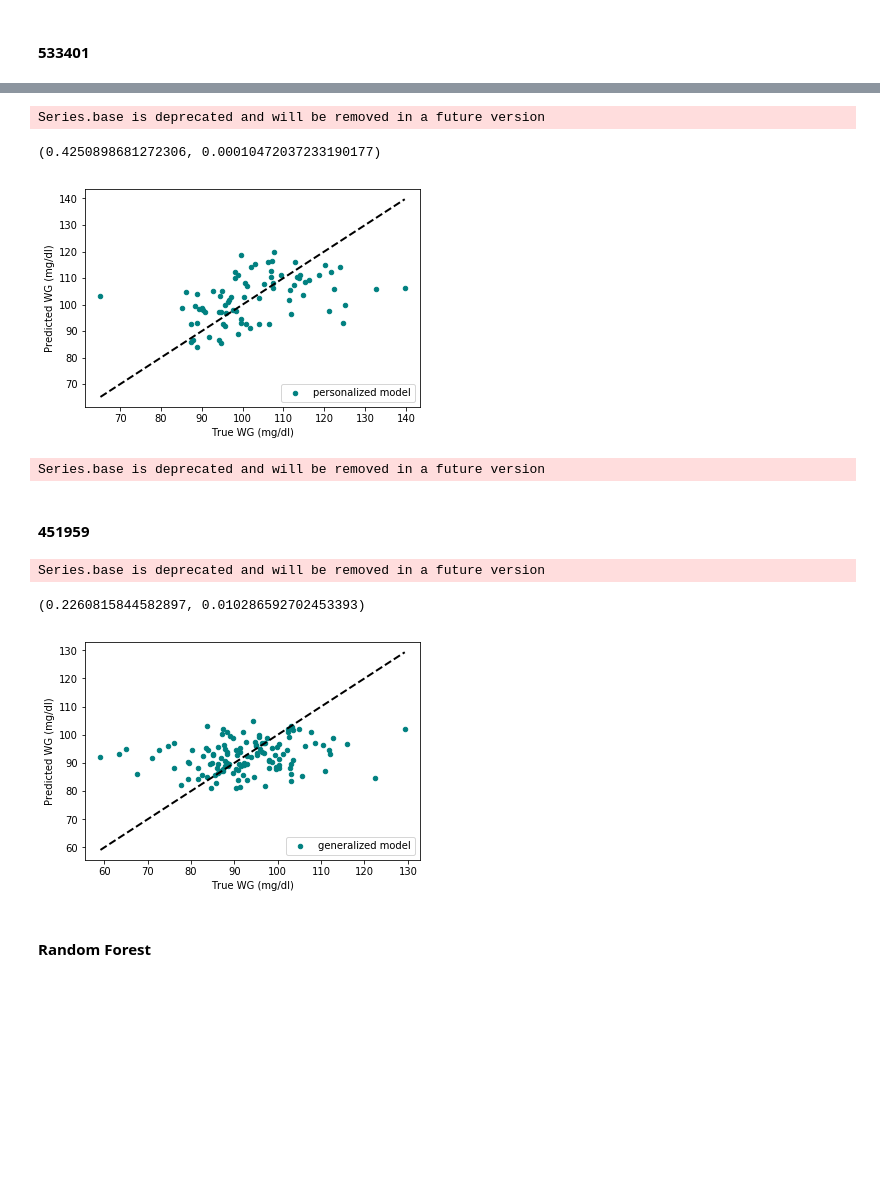
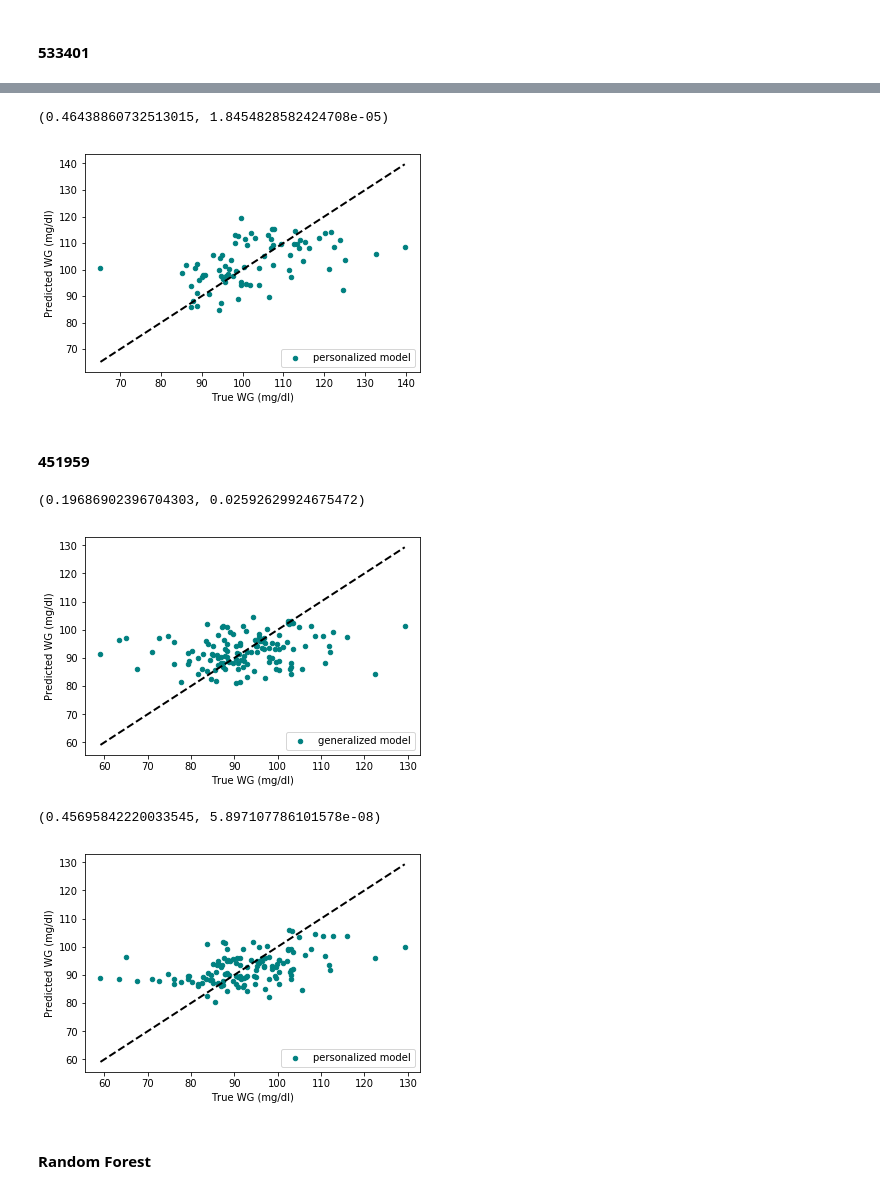
Before and after one commit to ElviraMingazova/MA_Thesis, a Jupyter notebook: Predictions from the diet and personal features.ipynb, the cells around one changed output, grey strips where cells are left out. Cells and saved outputs as stored; diff of their text form; code cells hidden in the pictures; blank space fills up the shorter version.

Commit message:
restored work on personalized predictions, new figures added

```diff
--- a/Predictions from the diet and personal features.ipynb
+++ b/Predictions from the diet and personal features.ipynb
@@ -1522,13 +1459,0 @@ Index(['trunk_fat', 'height', 'sitting_blood_pressure_pulse_rate', 'hips',
-# %%
-X,y = X_y_data.iloc[:,0:-1], X_y_data.iloc[:,-1]
-X_train, X_test, y_train, y_test=train_test_split(X, y, test_size=0.2, random_state=33)
-xgbr = xgb.XGBRegressor(objective ='reg:squarederror', learning_rate = 0.1,
-            max_depth = 6, n_estimators = 100, min_child_weight=4,
-            colsample_bytree=0.9, alpha=0, reg_lambda=20)
-# Perform K-Fold CV
-
-xgbr.fit(X_train, y_train)
-
-kfold = KFold(n_splits=10, shuffle=True, random_state=181)
-kf_cv_scores = cross_val_score(xgbr, X_train, y_train, cv=kfold )
-print('K-fold CV average score: %.2f' % ( kf_cv_scores.mean()))
@@ -2285,24 +2191,28 @@ Setting feature_perturbation = "tree_path_dependent" because no background data
 # %%
 X_533401, xgbr_533401 = predict_pers(rc_533401[['food_weight_total', 'carbohydrate_g_total', 'std',
                     'caloric%fat_total', 'iAUC_ld', 'weight_b', 'wakeup_glucose']],
-            max_depth=7, n_estimators=60, min_child_weight=7,colsample_bytree=0.9, savefig=False, location='533401_prediction_personalized')
+            max_depth=2, n_estimators=60, min_child_weight=7,colsample_bytree=0.9, savefig=False, location='533401_prediction_personalized')
 # %% [output]
-Series.base is deprecated and will be removed in a future version
+(0.46438860732513015, 1.8454828582424708e-05)
-(0.4250898681272306, 0.00010472037233190177)
-[figure, old version]
+[figure, new version]
-Series.base is deprecated and will be removed in a future version
 # %% [markdown]
 #### 451959
 # %%
-predict_general(rc_451959_allf, xgbr)
+predict_general(rc_451959_allf, xgbr, savefig=False, location='figures/451959_prediction_generalized')
 # %% [output]
-Series.base is deprecated and will be removed in a future version
+(0.19686902396704303, 0.02592629924675472)
-(0.2260815844582897, 0.010286592702453393)
-[figure, old version]
+[figure, new version]
 # %%
-X_5451959, xgbr_451959 = predict_pers(rc_451959[['food_weight_total', 'carbohydrate_g_total', 'std',
-                    'caloric%fat_total', 'iAUC_ld', 'weight_b', 'wakeup_glucose']],
-            max_depth=7, n_estimators=60, min_child_weight=7,colsample_bytree=0.9, savefig=False, location='533401_prediction_personalized')
+X_451959, xgbr_451959 = predict_pers(rc_451959[['carbohydrate_g_total',
+ 'food_weight_total',
+ 'carbs/lipids_total',
+ 'caloric%carbs_total',
+ 'caloric%fat_total',
+ 'wakeup_glucose']],
+            max_depth=2, n_estimators=60, min_child_weight=7,colsample_bytree=0.9, savefig=False, location='451959_prediction_personalized')
+# %% [output]
+(0.45695842220033545, 5.897107786101578e-08)
+[figure, added]
 # %% [markdown]
 #### Random Forest
 # %%
```
Also changed, not shown: parts of 31 cells of this notebook, 13 other files.
